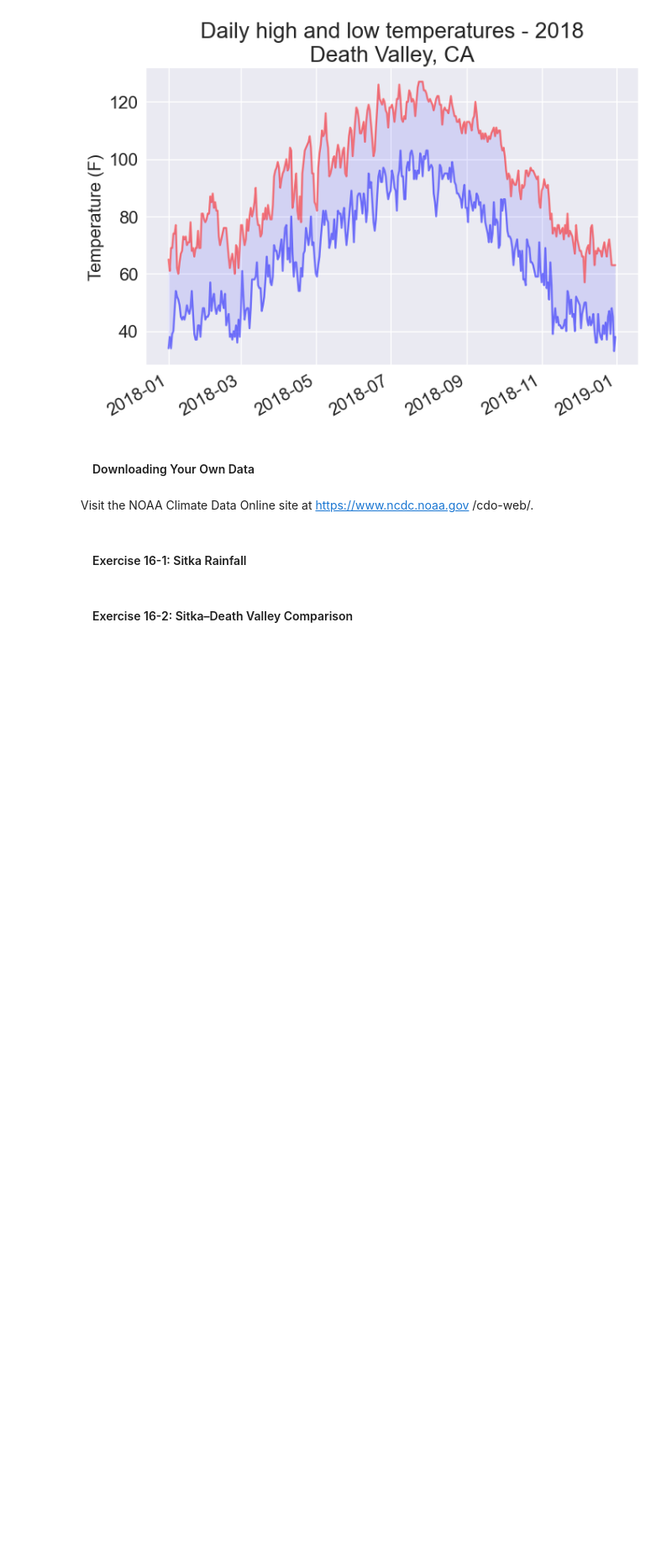
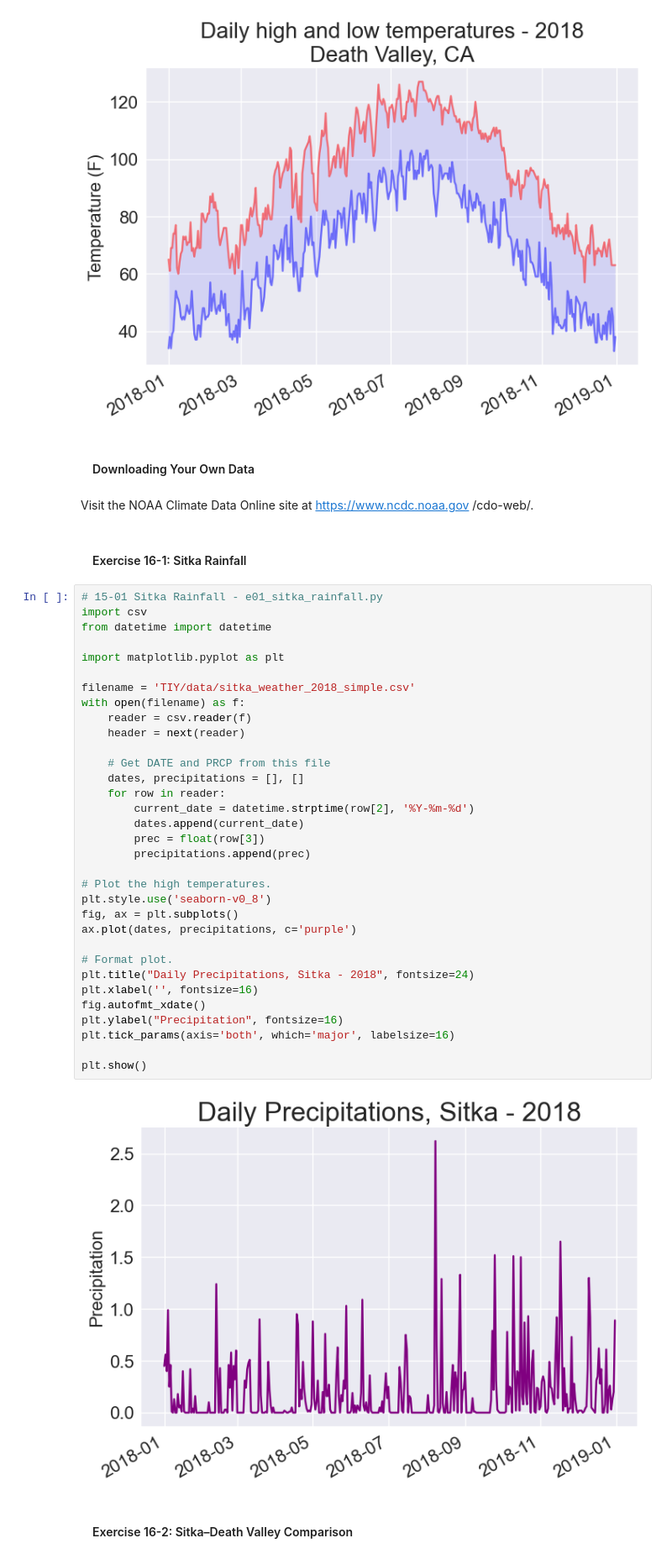
Before and after one commit to JChover/Python_Crash_Course, a Jupyter notebook: PART II - PROJECTS/Project 2 - Data Visualization/Chapter 16 - Downloading Data/Chapter_16.ipynb, the cells around one changed output. Shown at 84% size. Cells and saved outputs as stored; diff of their text form; blank space fills up the shorter version.

Commit message:
Progress in Chapter 16.
CP: 348 Examining JSON Data.

```diff
--- a/PART II - PROJECTS/Project 2 - Data Visualization/Chapter 16 - Downloading Data/Chapter_16.ipynb
+++ b/PART II - PROJECTS/Project 2 - Data Visualization/Chapter 16 - Downloading Data/Chapter_16.ipynb
@@ -363,5 +363,40 @@ Visit the NOAA Climate Data Online site at https://www.ncdc.noaa.gov
 /cdo-web/.
 # %% [markdown]
 #### &emsp;Exercise 16-1: Sitka Rainfall
+# %%
+# 15-01 Sitka Rainfall - e01_sitka_rainfall.py
+import csv
+from datetime import datetime
+
+import matplotlib.pyplot as plt
+
+filename = 'TIY/data/sitka_weather_2018_simple.csv'
+with open(filename) as f:
+    reader = csv.reader(f)
+    header = next(reader)
+
+    # Get DATE and PRCP from this file
+    dates, precipitations = [], []
+    for row in reader:
+        current_date = datetime.strptime(row[2], '%Y-%m-%d')
+        dates.append(current_date)
+        prec = float(row[3])
+        precipitations.append(prec)
+
+# Plot the high temperatures.
+plt.style.use('seaborn-v0_8')
+fig, ax = plt.subplots()
+ax.plot(dates, precipitations, c='purple')
+
+# Format plot.
+plt.title("Daily Precipitations, Sitka - 2018", fontsize=24)
+plt.xlabel('', fontsize=16)
+fig.autofmt_xdate()
+plt.ylabel("Precipitation", fontsize=16)
+plt.tick_params(axis='both', which='major', labelsize=16)
+
+plt.show()
+# %% [output]
+[figure, added]
 # %% [markdown]
 #### &emsp;Exercise 16-2: Sitka–Death Valley Comparison
```
Also changed, not shown: parts of 5 cells of this notebook, 13 other files.
